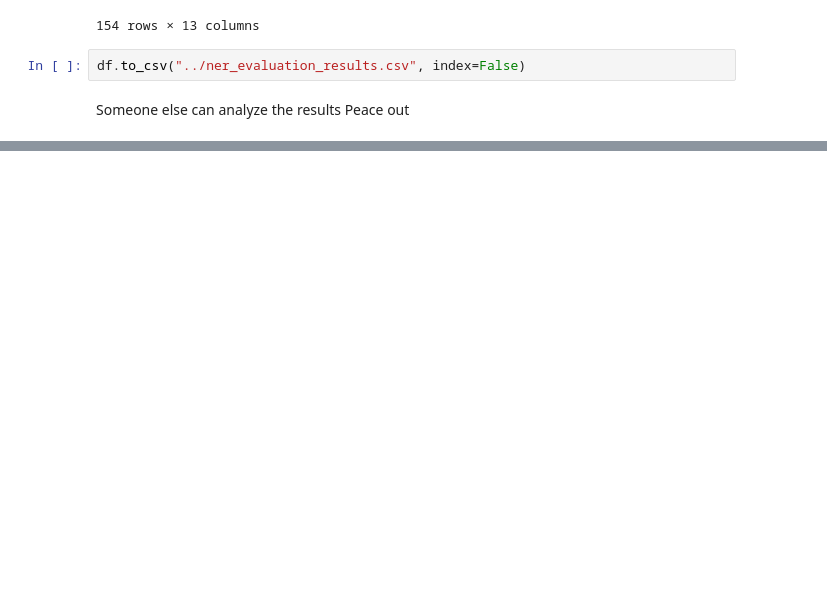
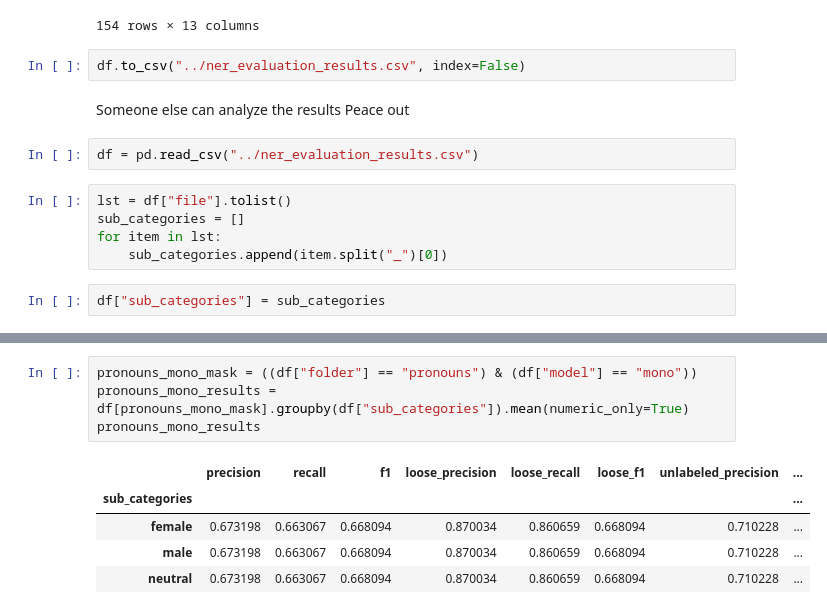
Before and after one commit to BossThePro/NLPProject-Group-SLP, a Jupyter notebook: code/evaluation.ipynb, the cells around one changed output, grey strips where cells are left out. Cells and saved outputs as stored; diff of their text form; blank space fills up the shorter version.

```diff
--- a/code/evaluation.ipynb
+++ b/code/evaluation.ipynb
@@ -279,3 +279,12 @@ df
 df.to_csv("../ner_evaluation_results.csv", index=False)
 # %% [markdown]
 Someone else can analyze the results Peace out
+# %%
+df = pd.read_csv("../ner_evaluation_results.csv")
+# %%
+lst = df["file"].tolist()
+sub_categories = []
+for item in lst:
+    sub_categories.append(item.split("_")[0])
+# %%
+df["sub_categories"] = sub_categories
@@ -281,0 +309,10 @@ Someone else can analyze the results Peace out
+# %%
+pronouns_mono_mask = ((df["folder"] == "pronouns") & (df["model"] == "mono"))
+pronouns_mono_results = df[pronouns_mono_mask].groupby(df["sub_categories"]).mean(numeric_only=True)
+pronouns_mono_results
+# %% [output]
+|  | precision | recall | f1 | loose_precision | loose_recall | loose_f1 | unlabeled_precision | ... |
+| sub_categories |  |  |  |  |  |  |  | ... |
+| female | 0.673198 | 0.663067 | 0.668094 | 0.870034 | 0.860659 | 0.668094 | 0.710228 | ... |
+| male | 0.673198 | 0.663067 | 0.668094 | 0.870034 | 0.860659 | 0.668094 | 0.710228 | ... |
+| neutral | 0.673198 | 0.663067 | 0.668094 | 0.870034 | 0.860659 | 0.668094 | 0.710228 | ... |
```
Also changed, not shown: parts of 3 cells of this notebook, 5 other files.
